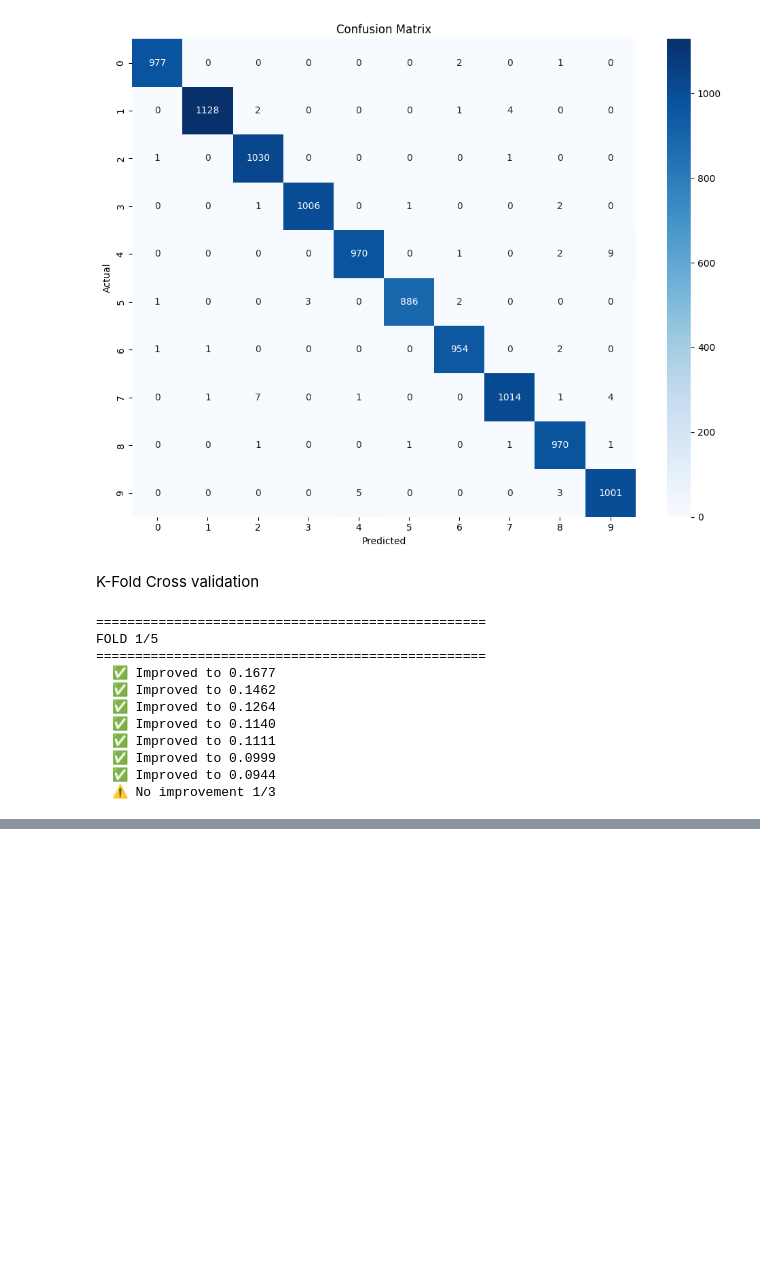
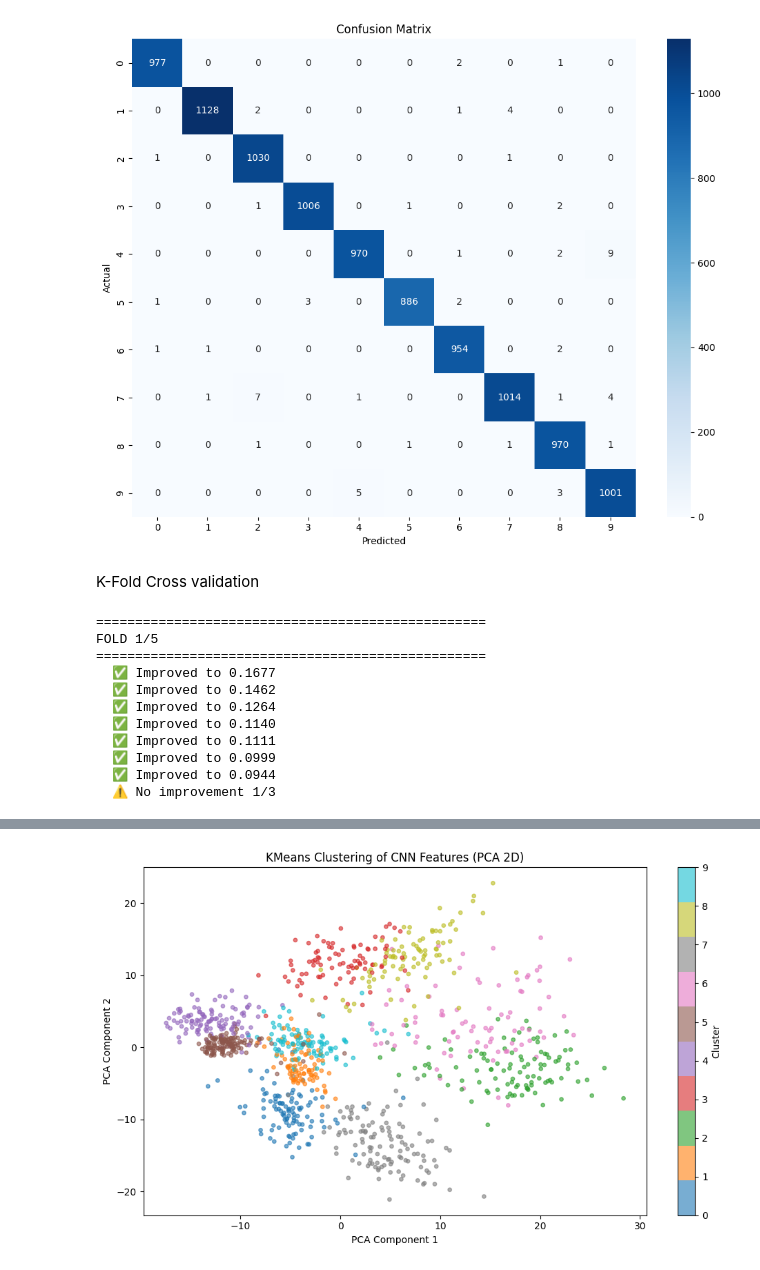
Before and after one commit to MustafaBasit521/Hand_Gesture_Recognition, a Jupyter notebook: notebooks/model_implementation.ipynb, the cells around one changed output, grey strips where cells are left out. Cells and saved outputs as stored; diff of their text form; code cells hidden in the pictures; blank space fills up the shorter version.

Commit message:
Update model_implementation.ipynb
added MAE,MSE,clustering etc

```diff
--- a/notebooks/model_implementation.ipynb
+++ b/notebooks/model_implementation.ipynb
@@ -414,0 +484,71 @@ FOLD 1/5
+# %%
+# ── CLUSTERING + SILHOUETTE SCORE ──────────────────────────
+# We extract features from the CNN and apply KMeans clustering
+# then evaluate using Silhouette Score
+
+from sklearn.cluster import KMeans
+from sklearn.metrics import silhouette_score
+from sklearn.decomposition import PCA
+import matplotlib.pyplot as plt
+
+print("Extracting features for clustering (this may take a moment)...")
+
+# Extract features from CNN (before final layer)
+feature_extractor = torch.nn.Sequential(*list(model.children())[:-1])
+
+features = []
+cluster_labels_true = []
+
+model.eval()
+with torch.no_grad():
+    for images, labels in test_loader:
+        # Manually pass through conv and fc1 layers
+        x = model.pool(model.relu(model.conv1(images)))
+        x = model.pool(model.relu(model.conv2(x)))
+        x = x.view(-1, 64 * 7 * 7)
+        x = model.relu(model.fc1(x))
+        features.append(x.numpy())
+        cluster_labels_true.extend(labels.numpy())
+
+features = np.concatenate(features, axis=0)
+
+# Use a small sample for speed (1000 samples)
+sample_size = 1000
+features_sample = features[:sample_size]
+labels_sample   = cluster_labels_true[:sample_size]
+
+# Reduce dimensions with PCA for faster clustering
+pca = PCA(n_components=10)
+features_pca = pca.fit_transform(features_sample)
+
+# KMeans clustering with 10 clusters (one per digit)
+kmeans = KMeans(n_clusters=10, random_state=42, n_init=10)
+cluster_assignments = kmeans.fit_predict(features_pca)
+
+# Silhouette Score
+sil_score = silhouette_score(features_pca, cluster_assignments)
+
+print("=" * 40)
+print("   Clustering Evaluation")
+print("=" * 40)
+print(f"  Algorithm       : KMeans (k=10)")
+print(f"  Silhouette Score: {sil_score:.4f}")
+print("=" * 40)
+print("Silhouette Score ranges from -1 to 1.")
+print("Closer to 1 means clusters are well separated.")
+
+# Visualize clusters using PCA (2D)
+pca_2d = PCA(n_components=2)
+features_2d = pca_2d.fit_transform(features_sample)
+
+plt.figure(figsize=(10, 6))
+scatter = plt.scatter(features_2d[:, 0], features_2d[:, 1],
+                      c=cluster_assignments, cmap='tab10',
+                      alpha=0.6, s=15)
+plt.colorbar(scatter, label='Cluster')
+plt.title('KMeans Clustering of CNN Features (PCA 2D)')
+plt.xlabel('PCA Component 1')
+plt.ylabel('PCA Component 2')
+plt.tight_layout()
+plt.show()
+# %% [output]
@@ -414,0 +564 @@ FOLD 1/5
+[figure, added]
```
Also changed, not shown: parts of 3 cells of this notebook.
